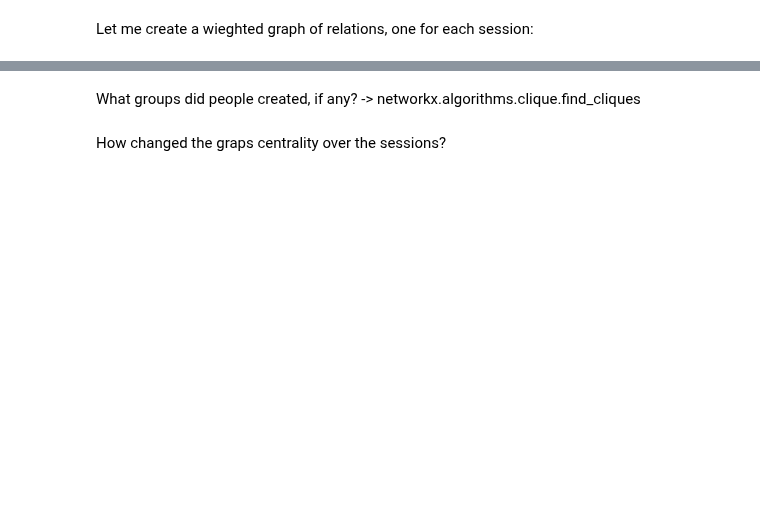
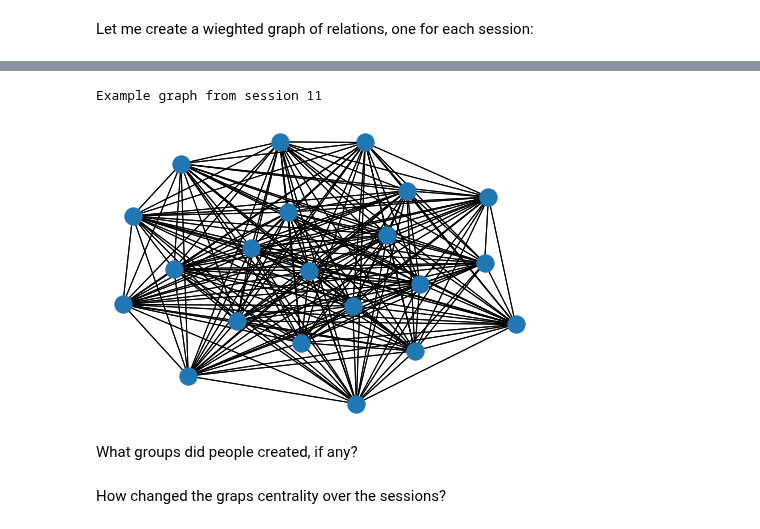
Before and after one commit to marcindahlen/Antarctica_research_2020, a Jupyter notebook: notebook.ipynb, the cells around one changed output, grey strips where cells are left out. Cells and saved outputs as stored; diff of their text form; code cells hidden in the pictures; blank space fills up the shorter version.

```diff
--- a/notebook.ipynb
+++ b/notebook.ipynb
@@ -291,5 +310,11 @@ for session_graph in session_graps.values():
+# %%
+rand_session_2 = int(numpy.random.rand() * 26) + 1
+print("Example graph from session " + str(rand_session_2))
+networkx.draw(session_graphs[rand_session_2])
+# %% [output]
+Example graph from session 11
+[figure, added]
 # %% [markdown]
 What groups did people created, if any?
- -> networkx.algorithms.clique.find_cliques
 # %% [markdown]
 How changed the graps centrality over the sessions?
```
Also changed, not shown: parts of 8 cells of this notebook.
